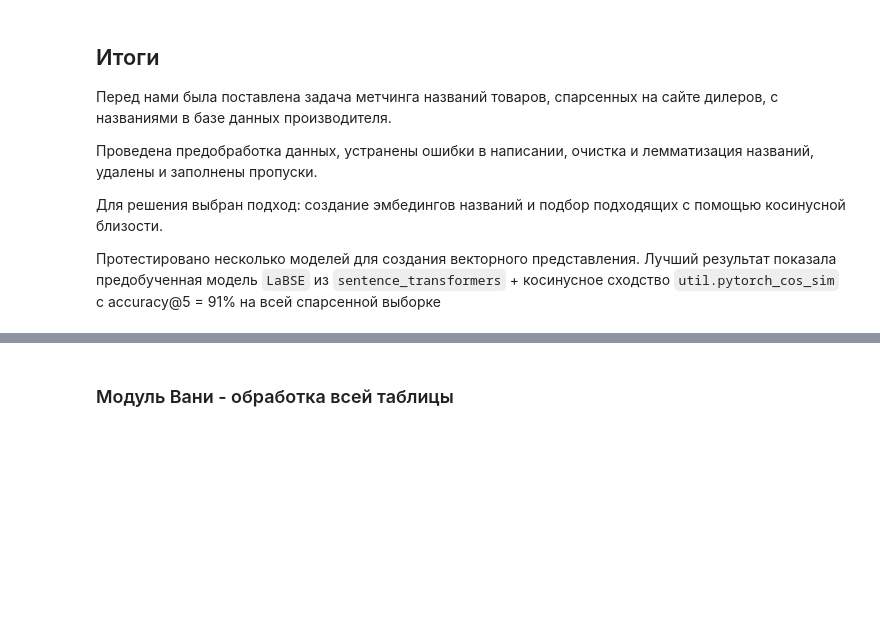
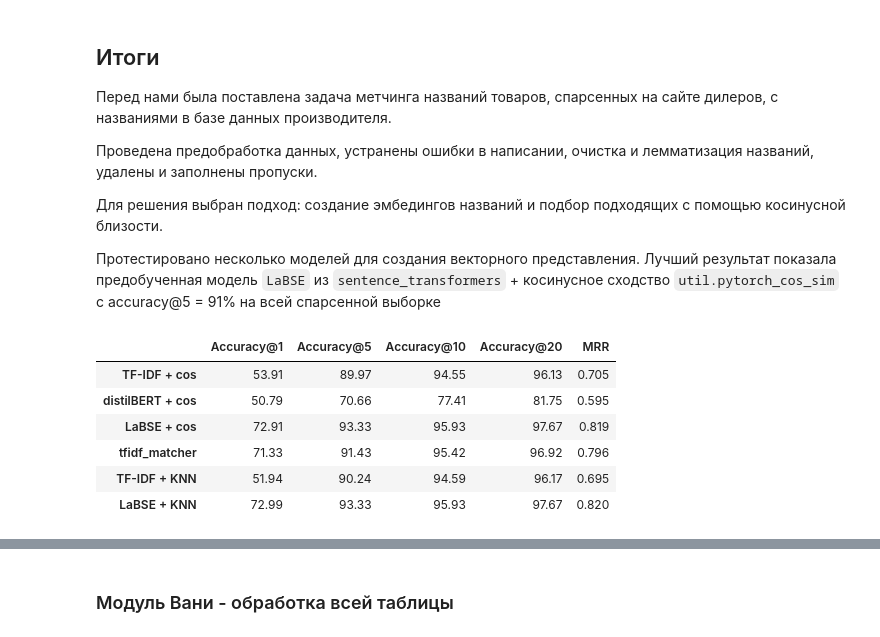
Before and after one commit to avkrickaya/Prosept_matching, a Jupyter notebook: prosept-hack-notebook.ipynb, the cells around one changed output, grey strips where cells are left out. Drawn from its saved outputs; the diff is of its cells as text; code cells hidden in the pictures; blank space fills up the shorter version.

Commit message:
notebook add knn, tfidf-matcher, catbost classification

```diff
--- a/prosept-hack-notebook.ipynb
+++ b/prosept-hack-notebook.ipynb
@@ -868,0 +1072,8 @@ results_table
+# %%
+# модель генерирует таблицу с рекомендациями
+tfidf_match_table = tm.matcher(
+    original=full_data['dealer_feature'],
+    lookup=data_products['feature'],
+    k_matches=20,
+    ngram_length=3
+)
@@ -868,0 +1099,4 @@ results_table
+# %%
+tfidf_matcher_acc1, tfidf_matcher_acc5, tfidf_matcher_acc10,  tfidf_matcher_mrr, tfidf_matcher_acc20 = (
+    calculate_metrics(full_data['id'], full_data['tfidf_matcher'])
+)
@@ -868,0 +1163,5 @@ results_table
+# %%
+knn_acc1, knn_acc5, knn_acc10,  knn_mrr10, knn_acc20 = calculate_metrics(
+    full_data['id'],
+    full_data['recommendations_knn_tfidf']
+)
@@ -868,0 +1205,5 @@ results_table
+# %%
+labse_knn_acc1, labse_knn_acc5, labse_knn_acc10,  labse_knn_mrr, labse_knn_acc20 = calculate_metrics(
+    full_data['id'],
+    full_data['recommendations_labse_knn']
+)
@@ -877,3 +1393,24 @@ results_table
 Для решения выбран подход: создание эмбедингов названий и подбор подходящих с помощью косинусной близости.
 
 Протестировано несколько моделей для создания векторного представления. Лучший результат показала предобученная модель `LaBSE` из `sentence_transformers` + косинусное сходство `util.pytorch_cos_sim` с accuracy@5 = 91% на всей спарсенной выборке
+# %%
+results_table = pd.DataFrame([
+     [tfidf_cos_acc1, tfidf_cos_acc5, tfidf_cos_acc10, tfidf_cos_acc20, tfidf_cos_mrr10],
+     [bert_acc1, bert_acc5, bert_acc10, bert_acc20, bert_mrr10],
+     [labse_acc1, labse_acc5, labse_acc10, labse_acc20, labse_mrr10],
+     [tfidf_matcher_acc1, tfidf_matcher_acc5, tfidf_matcher_acc10,  tfidf_matcher_acc20, tfidf_matcher_mrr],
+    [knn_acc1, knn_acc5, knn_acc10, knn_acc20,  knn_mrr10],
+    [labse_knn_acc1, labse_knn_acc5, labse_knn_acc10,  labse_knn_acc20, labse_knn_mrr]
+                                ],
+                            columns=[ 'Accuracy@1', 'Accuracy@5', 'Accuracy@10', 'Accuracy@20','MRR'],
+                            index=['TF-IDF + cos', 'distilBERT + cos', 'LaBSE + cos', 'tfidf_matcher',
+                                   'TF-IDF + KNN', 'LaBSE + KNN'])
+results_table
+# %% [output]
+|  | Accuracy@1 | Accuracy@5 | Accuracy@10 | Accuracy@20 | MRR |
+| TF-IDF + cos | 53.91 | 89.97 | 94.55 | 96.13 | 0.705 |
+| distilBERT + cos | 50.79 | 70.66 | 77.41 | 81.75 | 0.595 |
+| LaBSE + cos | 72.91 | 93.33 | 95.93 | 97.67 | 0.819 |
+| tfidf_matcher | 71.33 | 91.43 | 95.42 | 96.92 | 0.796 |
+| TF-IDF + KNN | 51.94 | 90.24 | 94.59 | 96.17 | 0.695 |
+| LaBSE + KNN | 72.99 | 93.33 | 95.93 | 97.67 | 0.820 |
```
Also changed, not shown: parts of 107 cells of this notebook.
